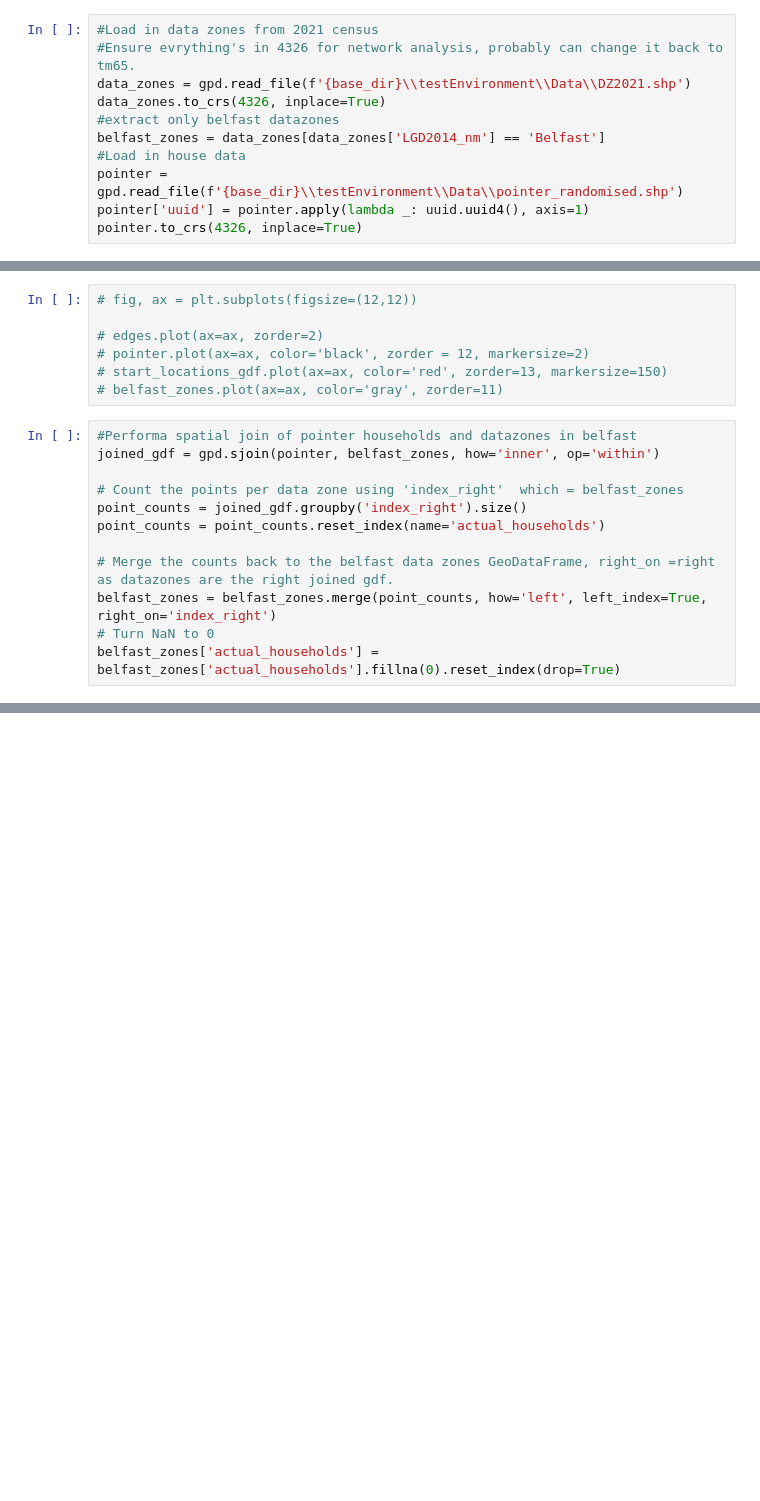
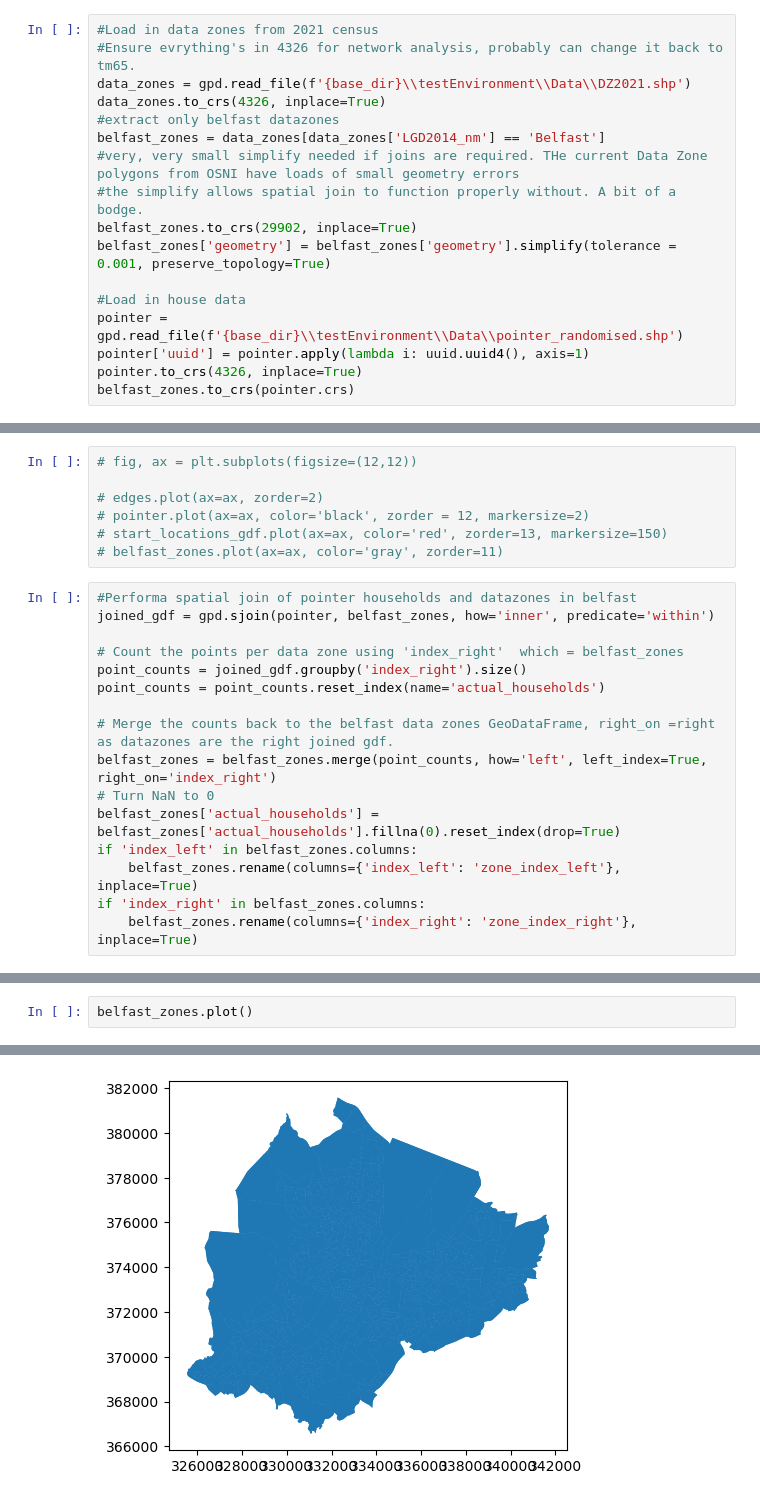
Before and after one commit to hularuns/ClosestDestination, a Jupyter notebook: data_analysis.ipynb, the cells around one changed output, grey strips where cells are left out. Saved outputs shown, nothing was run; the diff lists cells and outputs as text; blank space fills up the shorter version.

```diff
--- a/data_analysis.ipynb
+++ b/data_analysis.ipynb
@@ -47,7 +46,13 @@ data_zones = gpd.read_file(f'{base_dir}\\testEnvironment\\Data\\DZ2021.shp')
 data_zones.to_crs(4326, inplace=True)
 #extract only belfast datazones
 belfast_zones = data_zones[data_zones['LGD2014_nm'] == 'Belfast']
+#very, very small simplify needed if joins are required. THe current Data Zone polygons from OSNI have loads of small geometry errors
+#the simplify allows spatial join to function properly without. A bit of a bodge.
+belfast_zones.to_crs(29902, inplace=True)
+belfast_zones['geometry'] = belfast_zones['geometry'].simplify(tolerance = 0.001, preserve_topology=True)
+
 #Load in house data
 pointer = gpd.read_file(f'{base_dir}\\testEnvironment\\Data\\pointer_randomised.shp')
-pointer['uuid'] = pointer.apply(lambda _: uuid.uuid4(), axis=1)
+pointer['uuid'] = pointer.apply(lambda i: uuid.uuid4(), axis=1)
 pointer.to_crs(4326, inplace=True)
+belfast_zones.to_crs(pointer.crs)
@@ -60,7 +79,7 @@ pointer.to_crs(4326, inplace=True)
 # belfast_zones.plot(ax=ax, color='gray', zorder=11)
 # %%
 #Performa spatial join of pointer households and datazones in belfast
-joined_gdf = gpd.sjoin(pointer, belfast_zones, how='inner', op='within')
+joined_gdf = gpd.sjoin(pointer, belfast_zones, how='inner', predicate='within')
 
 # Count the points per data zone using 'index_right'  which = belfast_zones
 point_counts = joined_gdf.groupby('index_right').size()
@@ -70,6 +89,10 @@ point_counts = point_counts.reset_index(name='actual_households')
 belfast_zones = belfast_zones.merge(point_counts, how='left', left_index=True, right_on='index_right')
 # Turn NaN to 0
 belfast_zones['actual_households'] = belfast_zones['actual_households'].fillna(0).reset_index(drop=True)
+if 'index_left' in belfast_zones.columns:
+    belfast_zones.rename(columns={'index_left': 'zone_index_left'}, inplace=True)
+if 'index_right' in belfast_zones.columns:
+    belfast_zones.rename(columns={'index_right': 'zone_index_right'}, inplace=True)
 # %%
 #Load the Census data, file_paths in file_paths.
 file_paths = [
@@ -113,0 +155,3 @@ belfast_zones['avg_emp_depri_per_capita'] = belfast_zones['employment_deprivatio
+# %%
+belfast_zones.plot()
+# %% [output]
@@ -113,0 +159 @@ belfast_zones['avg_emp_depri_per_capita'] = belfast_zones['employment_deprivatio
+[figure, added]
```
Also changed, not shown: parts of 7 cells of this notebook, 9 other files.
